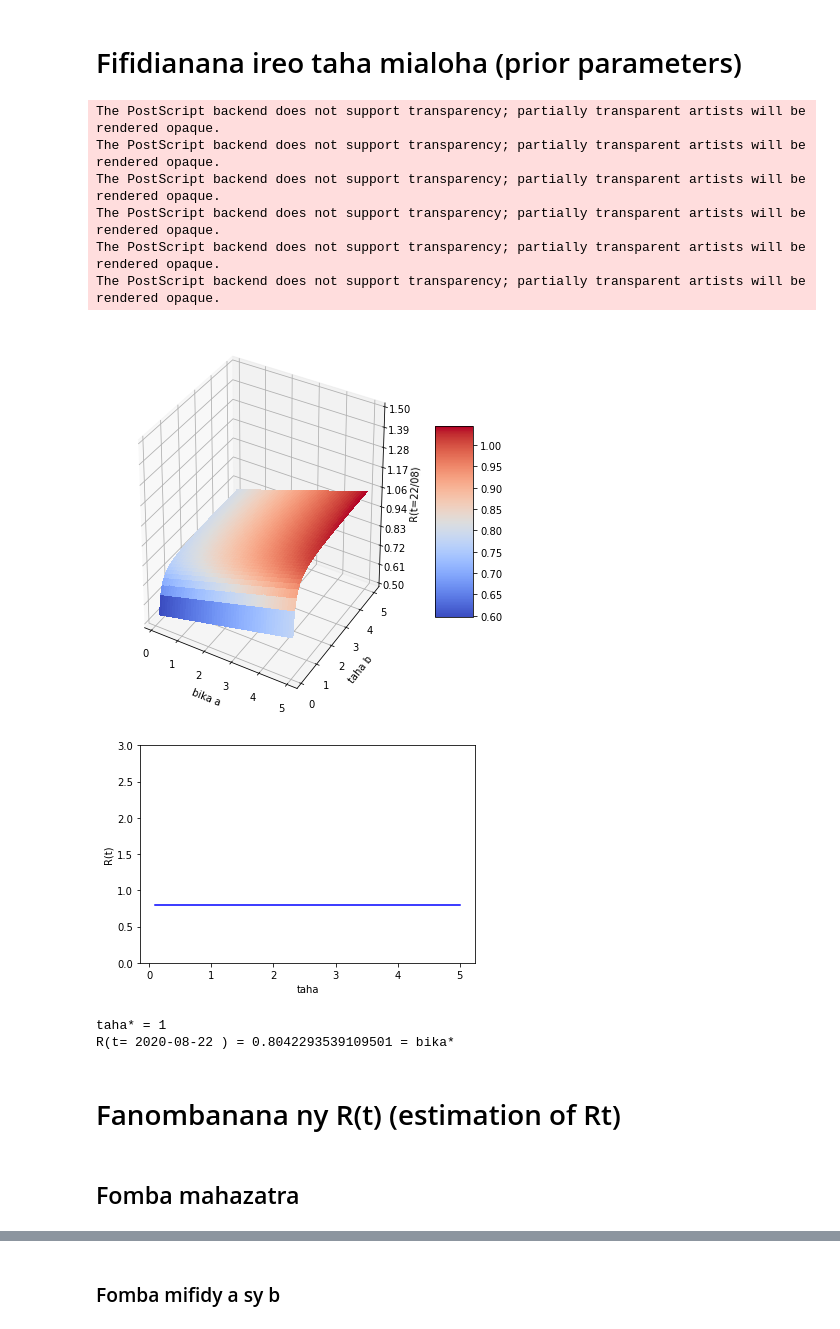
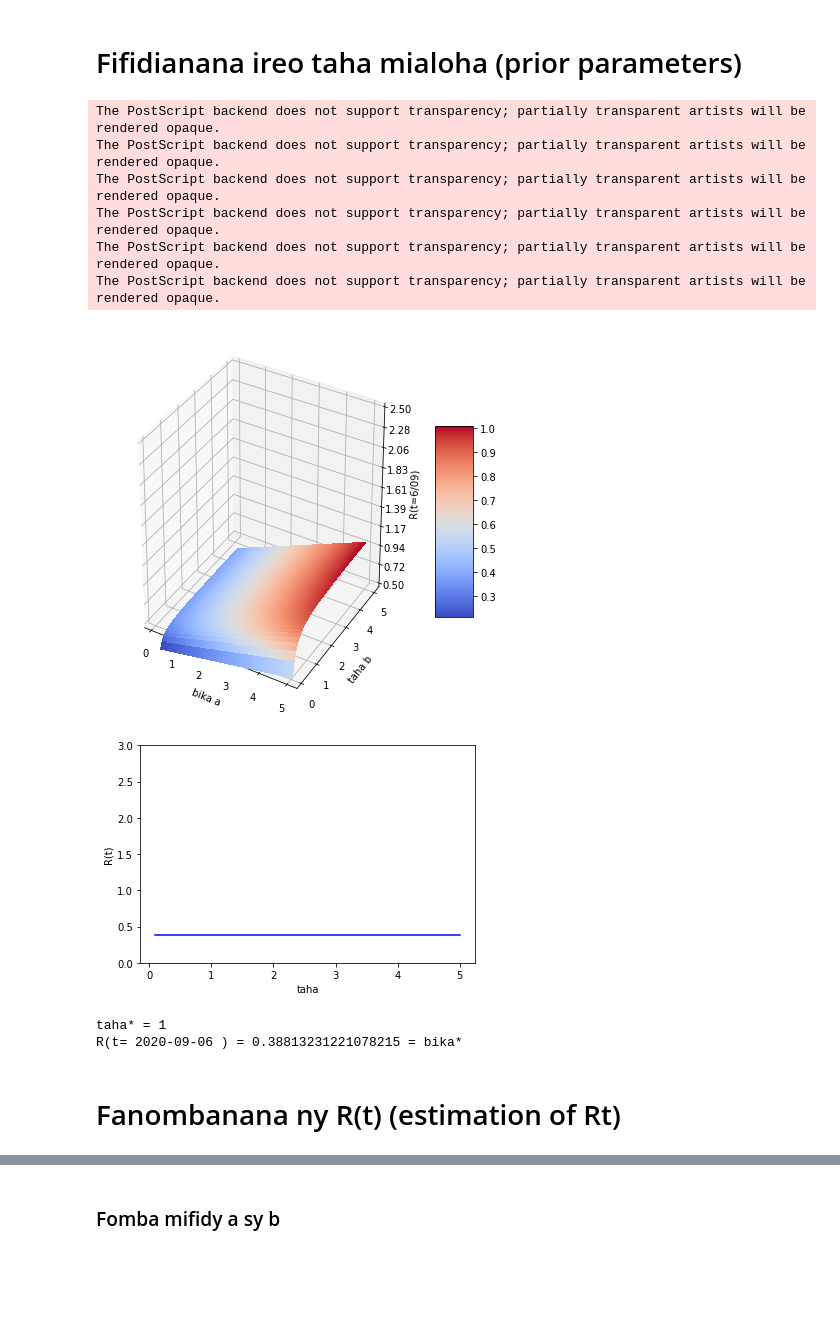
Before and after one commit to tabilaocov/ady_cov, a Jupyter notebook: scr/modely_RP/R_alaotra.ipynb, the cells around one changed output, grey strips where cells are left out. Drawn from its saved outputs; the diff is of its cells as text; code cells hidden in the pictures; blank space fills up the shorter version.

```diff
--- a/scr/modely_RP/R_alaotra.ipynb
+++ b/scr/modely_RP/R_alaotra.ipynb
@@ -160,8 +160,8 @@ Ivaoalao = tilyvoaalao['Voatomb']
 
 dIvao = pd.DataFrame(data =Ivaoalao)
 
-daty_data_manom = datetime.date(2020,7,17)
-daty_data_mifar = datetime.date(2020,8,22)
+daty_data_manom = datetime.date(2020,8,6)
+daty_data_mifar = datetime.date(2020,9,6)
 
 datyt = daty_data_mifar
 
@@ -279,37 +279,37 @@ ax = fig.gca(projection='3d')
 
 # Make data.
 X = np.linspace(0.1,5,100)
 Y = np.linspace(0.1,5,100)
 X, Y = np.meshgrid(X, Y)
 Z = func_sh(datyab)(X)*func_sc(datyab)(Y)
 W = X*Y
 # Plot the surface.
 surf = ax.plot_surface(X, Y, Z, cmap=cm.coolwarm,
                        linewidth=0, antialiased=False)
 #surf = ax.plot_surface(X, Y, W, cmap=cm.coolwarm,
  #                      linewidth=0, antialiased=False)
 
 # Customize the z axis.
-ax.set_zlim(0.5, 1.5)
+ax.set_zlim(0.5, 2.5)
 ax.zaxis.set_major_locator(LinearLocator(10))
 ax.zaxis.set_major_formatter(FormatStrFormatter('%.02f'))
 
-ax.set(xlabel ='bika a', ylabel = "taha b", zlabel = 'R(t=22/08)')
+ax.set(xlabel ='bika a', ylabel = "taha b", zlabel = 'R(t=6/09)')
 
 # Add a color bar which maps values to colors.
 fig.colorbar(surf, shrink=0.5, aspect=5)
 
-plt.savefig(path_to_save+'Rt228_alao.eps')
+plt.savefig(path_to_save+'Rt69_alao.eps')
 
 plt.show()
 # %% [output]
 The PostScript backend does not support transparency; partially transparent artists will be rendered opaque.
 The PostScript backend does not support transparency; partially transparent artists will be rendered opaque.
 The PostScript backend does not support transparency; partially transparent artists will be rendered opaque.
 The PostScript backend does not support transparency; partially transparent artists will be rendered opaque.
 The PostScript backend does not support transparency; partially transparent artists will be rendered opaque.
 The PostScript backend does not support transparency; partially transparent artists will be rendered opaque.
-[figure, old version]
+[figure, new version]
 # %%
 # R(t) when equality between the prior and the posterior
 
@@ -332,10 +332,8 @@ plt.show()
 print('taha* = 1')
 print('R(t=',datyab,') =', funcsh_inv(datyab)(1/func_sc(datyab)(1)), '= bika*')
 # %% [output]
-[figure, old version]
+[figure, new version]
 taha* = 1
-R(t= 2020-08-22 ) = 0.8042293539109501 = bika*
+R(t= 2020-09-06 ) = 0.38813231221078215 = bika*
 # %% [markdown]
 # Fanombanana ny R(t) (estimation of Rt)
-# %% [markdown]
-## Fomba mahazatra
```
Also changed, not shown: parts of 12 cells of this notebook.
